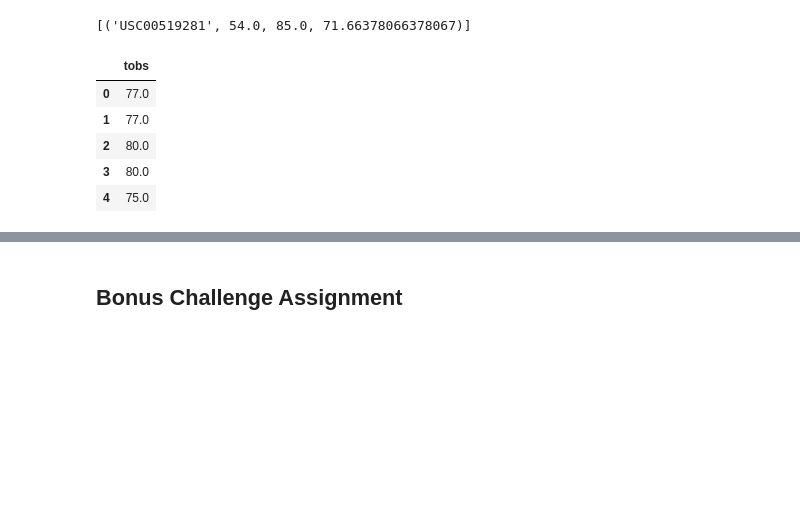
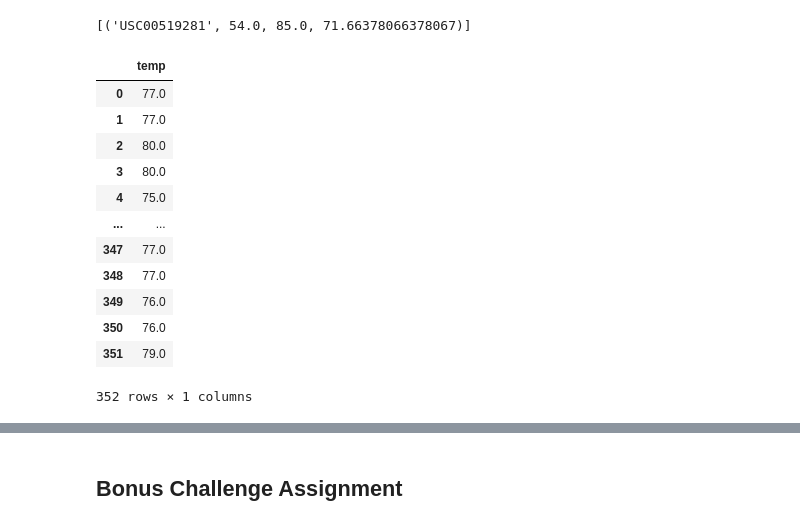
Before and after one commit to RynnAethelWulf/SQLAlchemy-Challenge, a Jupyter notebook: climate_starter.ipynb, the cells around one changed output, grey strips where cells are left out. Drawn from its saved outputs; the diff is of its cells as text; code cells hidden in the pictures; blank space fills up the shorter version.

```diff
--- a/climate_starter.ipynb
+++ b/climate_starter.ipynb
@@ -175,11 +179,10 @@ session.query(Measurement.station, func.count(Measurement.date)).group_by(Measur
 # Using the station id from the previous query, calculate the lowest temperature recorded,
 # highest temperature recorded, and average temperature of the most active station?
 
-#most active station
-most_active_station=session.query(Measurement.station).group_by(Measurement.station).\
+most_active_stations=session.query(Measurement.station).group_by(Measurement.station).\
     order_by(func.count(Measurement.date).desc()).first()
-most_active= most_active_station[0]
-most_active
+most_active_sation= most_active_stations[0]
+most_active_sation
 # %% [output]
 'USC00519281'
 # %%
@@ -192,15 +195,22 @@ session.query(Measurement.station, func.min(Measurement.tobs), func.max(Measurem
 # %%
 # Choose the station with the highest number of temperature observations.
 # Query the last 12 months of temperature observation data for this station and plot the results as a histogram
-temp_data=session.query(Measurement.tobs).filter(Measurement.station==most_active).\
+temp_col=session.query(Measurement.tobs).filter(Measurement.station==most_active_sation).\
     filter(Measurement.date>=query_date).all()
-temp_df = pd.DataFrame(temp_data, columns=["tobs"])
-temp_df.head()
+temp_df = pd.DataFrame(temp_col, columns=["temp"])
+temp_df
 # %% [output]
-|  | tobs |
+|  | temp |
 | 0 | 77.0 |
 | 1 | 77.0 |
 | 2 | 80.0 |
 | 3 | 80.0 |
 | 4 | 75.0 |
+| ... | ... |
+| 347 | 77.0 |
+| 348 | 77.0 |
+| 349 | 76.0 |
+| 350 | 76.0 |
+| 351 | 79.0 |
+352 rows × 1 columns
 # %%
```
Also changed, not shown: parts of 9 cells of this notebook, 2 other files.
